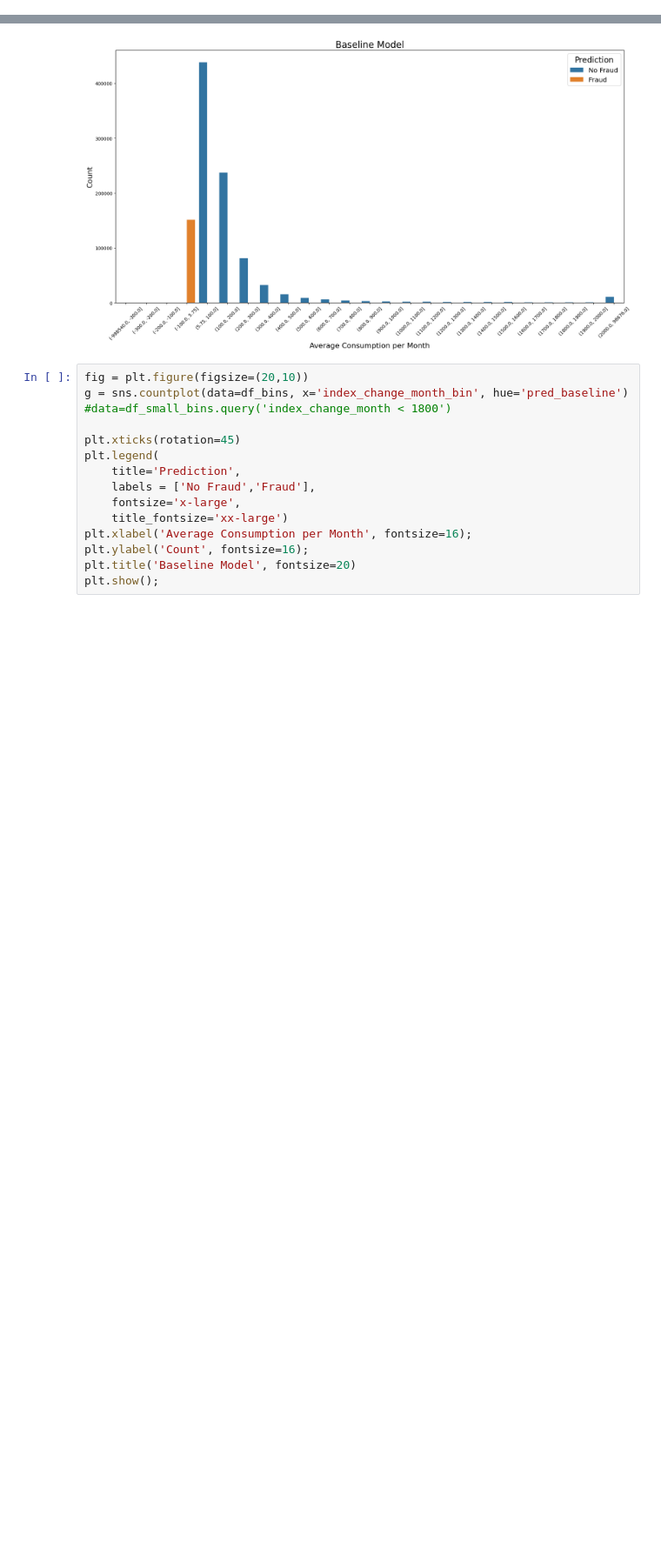
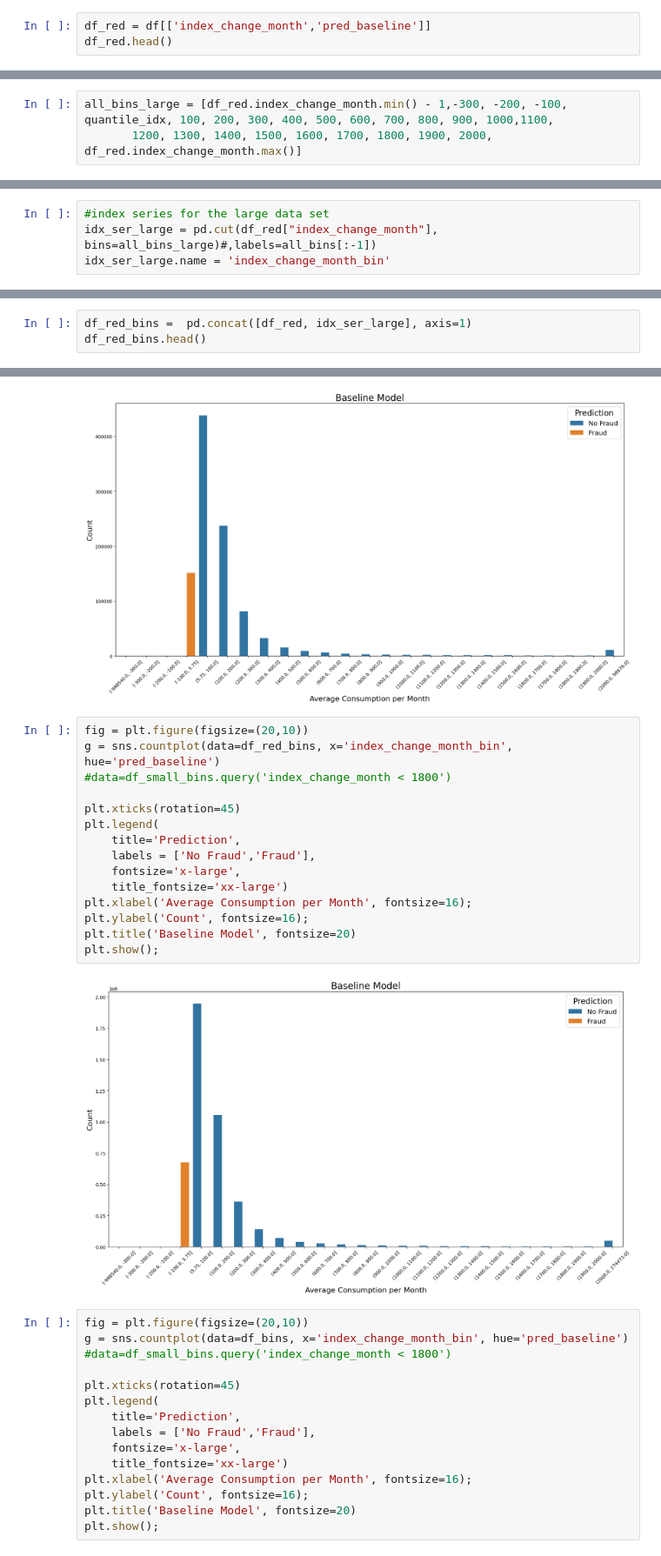
Before and after one commit to Cazta/fraud_detection_electricity_company, a Jupyter notebook: plot_baseline.ipynb, the cells around one changed output, grey strips where cells are left out. Shown: that part at 87% size. Saved outputs shown, nothing was run; the diff lists cells and outputs as text; blank space fills up the shorter version.

Commit message:
baseline plot latest changes

```diff
--- a/plot_baseline.ipynb
+++ b/plot_baseline.ipynb
@@ -103,3 +101,6 @@ df_small = X_train_tree_small.copy()
 features.remove('index_change_month')
 # %%
 features.remove('pred_baseline')
+# %%
+df_red = df[['index_change_month','pred_baseline']]
+df_red.head()
@@ -168,9 +176,16 @@ df_small.describe()
 #all_bins = np.concatenate([neg_bins, pos_bins])
 all_bins = [df_small.index_change_month.min() - 1,-300, -200, -100, quantile_idx, 100, 200, 300, 400, 500, 600, 700, 800, 900, 1000,1100,
        1200, 1300, 1400, 1500, 1600, 1700, 1800, 1900, 2000, df_small.index_change_month.max()]
+# %%
+all_bins_large = [df_red.index_change_month.min() - 1,-300, -200, -100, quantile_idx, 100, 200, 300, 400, 500, 600, 700, 800, 900, 1000,1100,
+       1200, 1300, 1400, 1500, 1600, 1700, 1800, 1900, 2000, df_red.index_change_month.max()]
 # %%
 #index_change_bins = np.histogram(df_small["index_change_month"],300)[1]
 idx_ser = pd.cut(df_small["index_change_month"], bins=all_bins)#,labels=all_bins[:-1])
 idx_ser.name = 'index_change_month_bin'
+# %%
+#index series for the large data set
+idx_ser_large = pd.cut(df_red["index_change_month"], bins=all_bins_large)#,labels=all_bins[:-1])
+idx_ser_large.name = 'index_change_month_bin'
 # %%
 df_small_bins =  pd.concat([df_small, idx_ser], axis=1)
@@ -185,0 +193,3 @@ df_small_bins.head()
+# %%
+df_red_bins =  pd.concat([df_red, idx_ser_large], axis=1)
+df_red_bins.head()
@@ -222,6 +239,23 @@ plt.title('Baseline Model', fontsize=20)
 plt.show();
 # %% [output]
 [figure]
+# %%
+fig = plt.figure(figsize=(20,10))
+g = sns.countplot(data=df_red_bins, x='index_change_month_bin', hue='pred_baseline')
+#data=df_small_bins.query('index_change_month < 1800')
+
+plt.xticks(rotation=45)
+plt.legend(
+    title='Prediction',
+    labels = ['No Fraud','Fraud'],
+    fontsize='x-large',
+    title_fontsize='xx-large')
+plt.xlabel('Average Consumption per Month', fontsize=16);
+plt.ylabel('Count', fontsize=16);
+plt.title('Baseline Model', fontsize=20)
+plt.show();
+# %% [output]
+[figure, added]
 # %%
 fig = plt.figure(figsize=(20,10))
 g = sns.countplot(data=df_bins, x='index_change_month_bin', hue='pred_baseline')
```
Also changed, not shown: parts of 6 cells of this notebook.
